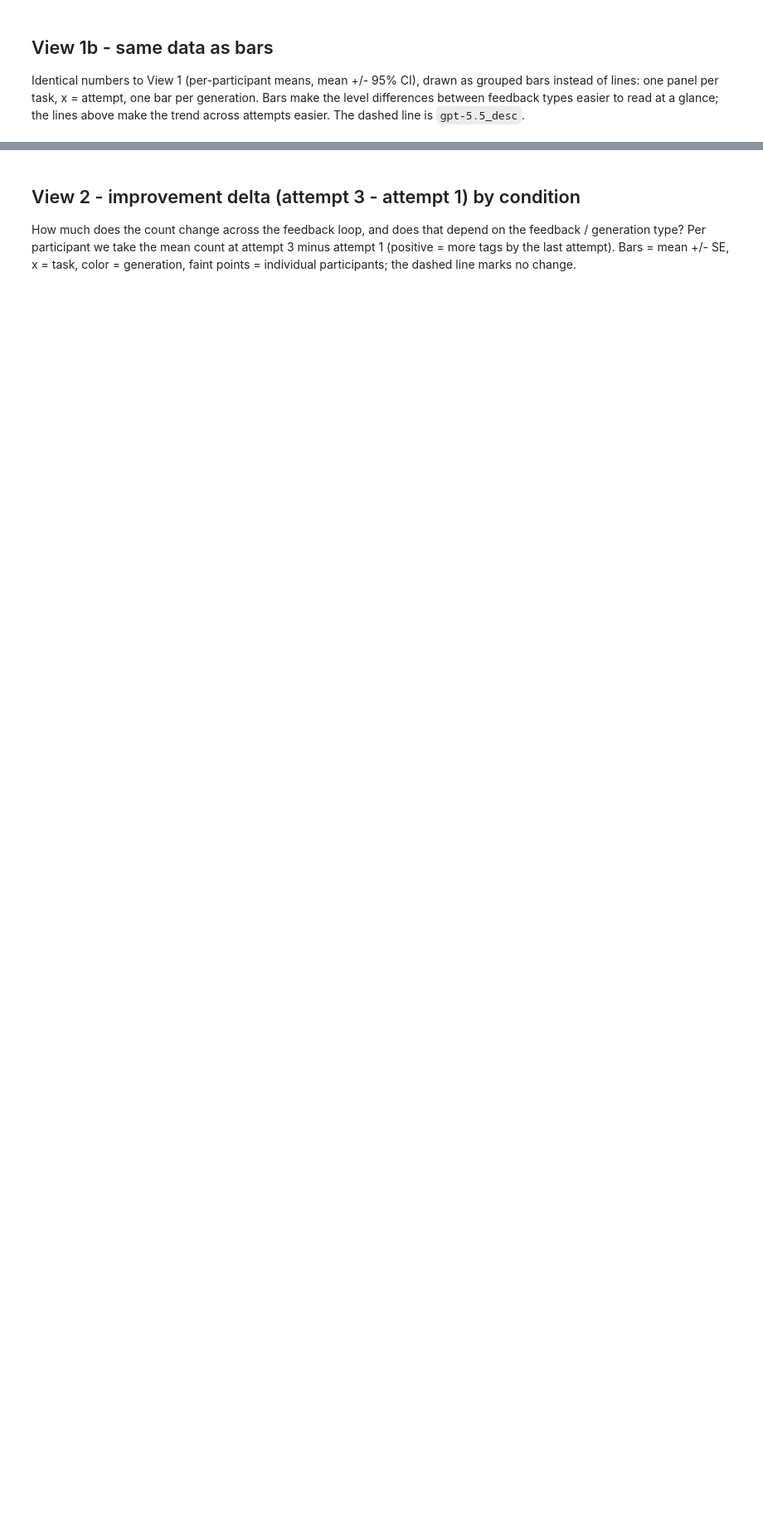
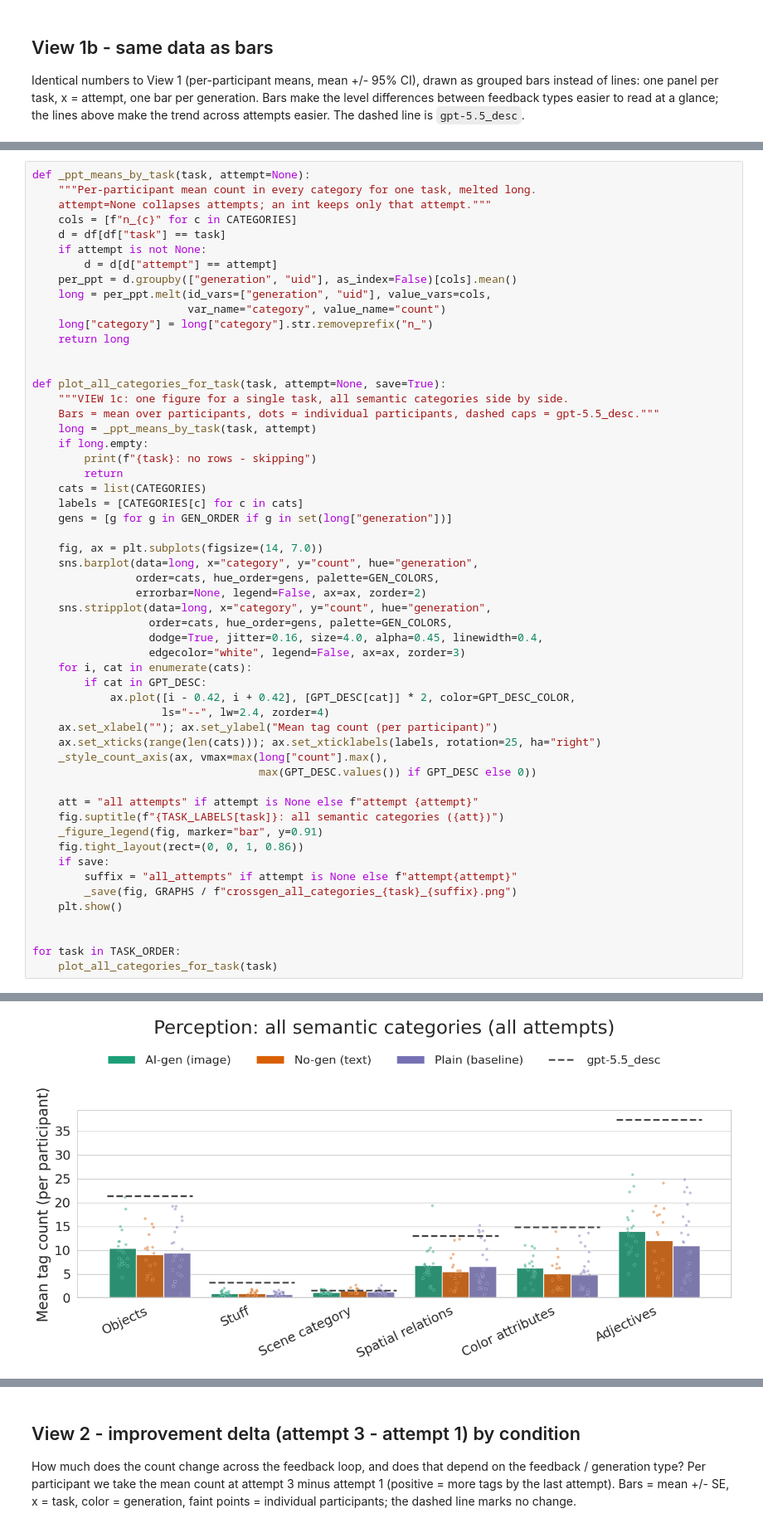
Before and after one commit to AnatKordon/Imagination_in_translation, a Jupyter notebook: analysis/notebooks/cross_gen_semantic_counts.ipynb, the cells around one changed output, grey strips where cells are left out. Shown at 83% size. Drawn from its saved outputs; the diff is of its cells as text; blank space fills up the shorter version.

```diff
--- a/analysis/notebooks/cross_gen_semantic_counts.ipynb
+++ b/analysis/notebooks/cross_gen_semantic_counts.ipynb
@@ -286,0 +377,56 @@ for category in CATEGORIES:
+# %%
+def _ppt_means_by_task(task, attempt=None):
+    """Per-participant mean count in every category for one task, melted long.
+    attempt=None collapses attempts; an int keeps only that attempt."""
+    cols = [f"n_{c}" for c in CATEGORIES]
+    d = df[df["task"] == task]
+    if attempt is not None:
+        d = d[d["attempt"] == attempt]
+    per_ppt = d.groupby(["generation", "uid"], as_index=False)[cols].mean()
+    long = per_ppt.melt(id_vars=["generation", "uid"], value_vars=cols,
+                        var_name="category", value_name="count")
+    long["category"] = long["category"].str.removeprefix("n_")
+    return long
+
+
+def plot_all_categories_for_task(task, attempt=None, save=True):
+    """VIEW 1c: one figure for a single task, all semantic categories side by side.
+    Bars = mean over participants, dots = individual participants, dashed caps = gpt-5.5_desc."""
+    long = _ppt_means_by_task(task, attempt)
+    if long.empty:
+        print(f"{task}: no rows - skipping")
+        return
+    cats = list(CATEGORIES)
+    labels = [CATEGORIES[c] for c in cats]
+    gens = [g for g in GEN_ORDER if g in set(long["generation"])]
+
+    fig, ax = plt.subplots(figsize=(14, 7.0))
+    sns.barplot(data=long, x="category", y="count", hue="generation",
+                order=cats, hue_order=gens, palette=GEN_COLORS,
+                errorbar=None, legend=False, ax=ax, zorder=2)
+    sns.stripplot(data=long, x="category", y="count", hue="generation",
+                  order=cats, hue_order=gens, palette=GEN_COLORS,
+                  dodge=True, jitter=0.16, size=4.0, alpha=0.45, linewidth=0.4,
+                  edgecolor="white", legend=False, ax=ax, zorder=3)
+    for i, cat in enumerate(cats):
+        if cat in GPT_DESC:
+            ax.plot([i - 0.42, i + 0.42], [GPT_DESC[cat]] * 2, color=GPT_DESC_COLOR,
+                    ls="--", lw=2.4, zorder=4)
+    ax.set_xlabel(""); ax.set_ylabel("Mean tag count (per participant)")
+    ax.set_xticks(range(len(cats))); ax.set_xticklabels(labels, rotation=25, ha="right")
+    _style_count_axis(ax, vmax=max(long["count"].max(),
+                                   max(GPT_DESC.values()) if GPT_DESC else 0))
+
+    att = "all attempts" if attempt is None else f"attempt {attempt}"
+    fig.suptitle(f"{TASK_LABELS[task]}: all semantic categories ({att})")
+    _figure_legend(fig, marker="bar", y=0.91)
+    fig.tight_layout(rect=(0, 0, 1, 0.86))
+    if save:
+        suffix = "all_attempts" if attempt is None else f"attempt{attempt}"
+        _save(fig, GRAPHS / f"crossgen_all_categories_{task}_{suffix}.png")
+    plt.show()
+
+
+for task in TASK_ORDER:
+    plot_all_categories_for_task(task)
+# %% [output]
@@ -286,0 +434 @@ for category in CATEGORIES:
+[figure, added]
```
Also changed, not shown: parts of 9 cells of this notebook, 6 other files.
